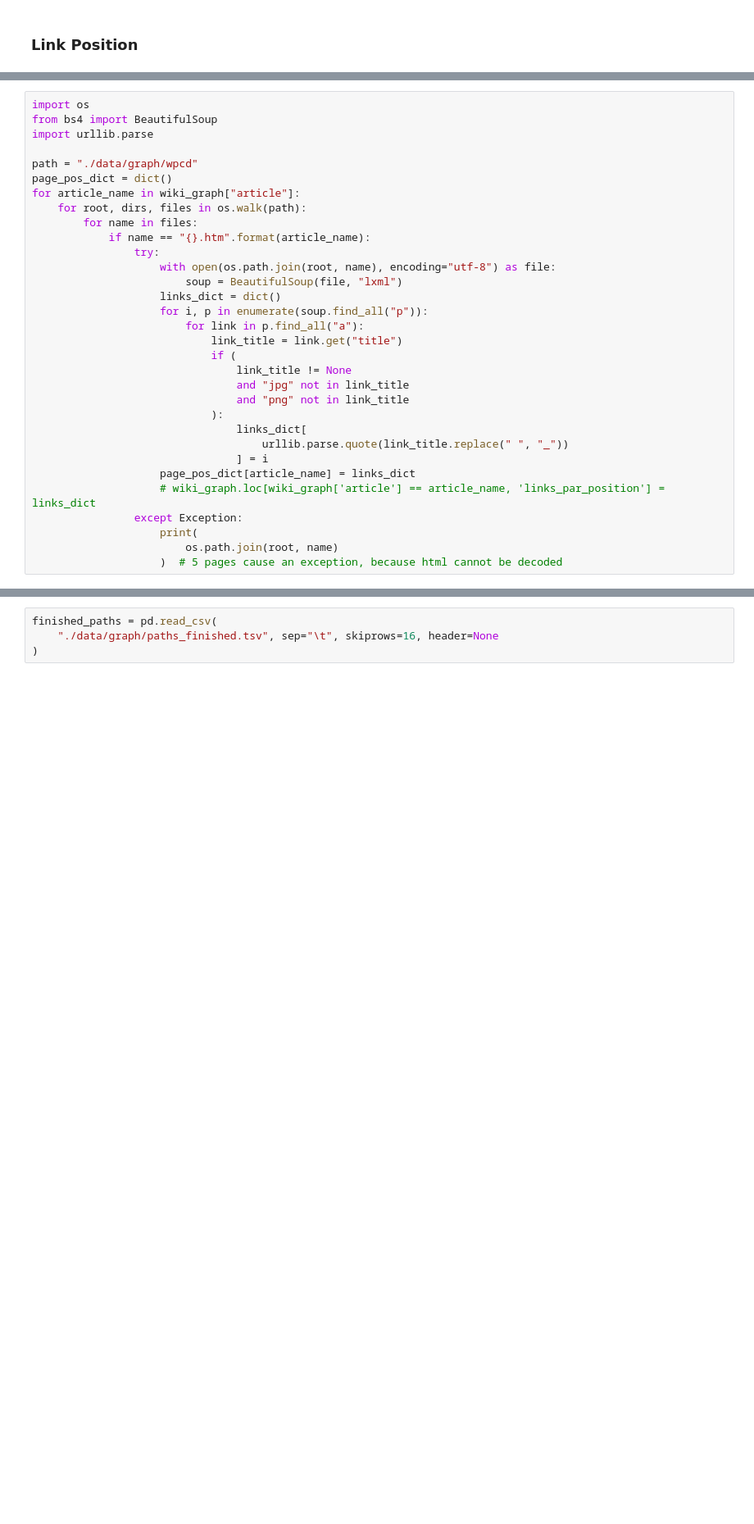
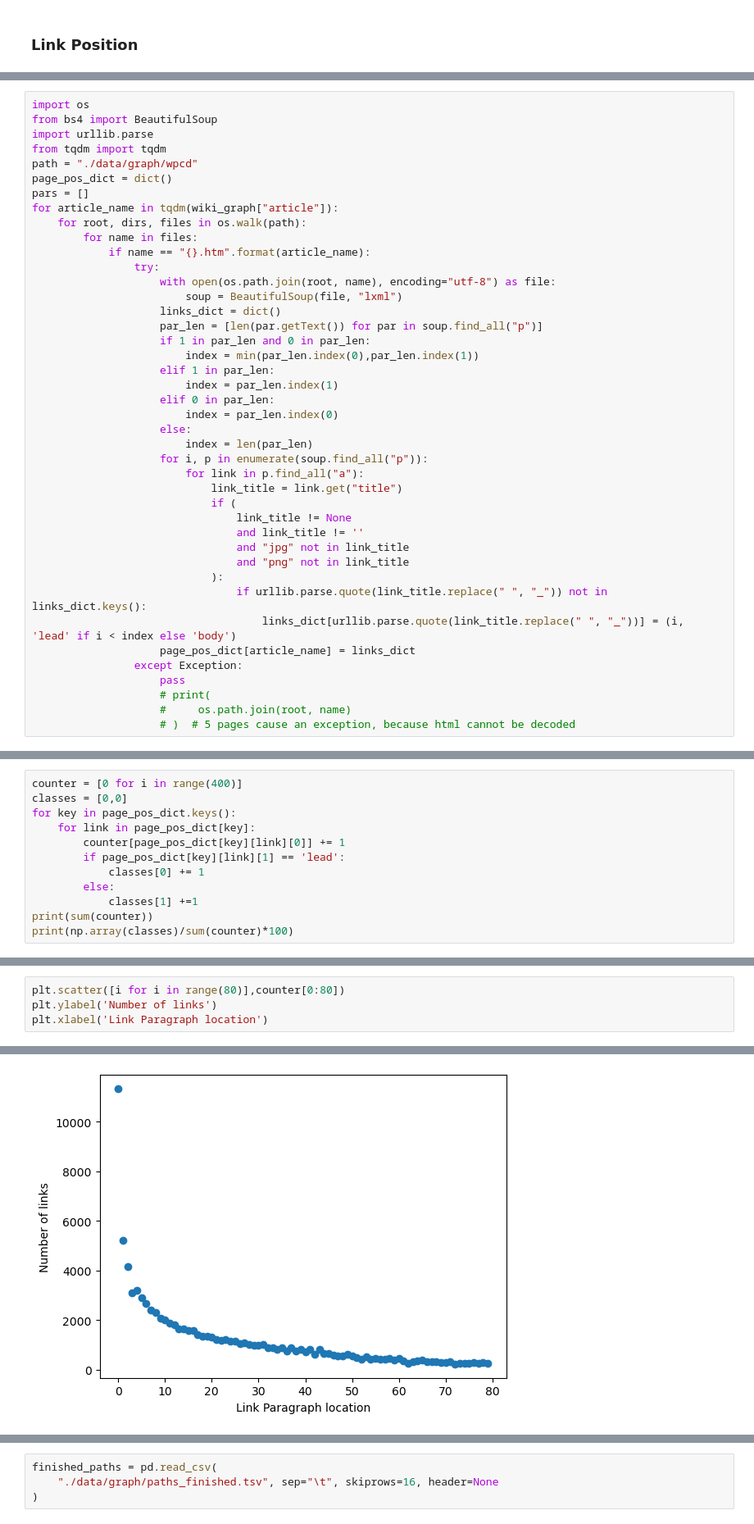
Before and after one commit to epfl-ada/ada-2022-project-souvladaki, a Jupyter notebook: initial_analysis.ipynb, the cells around one changed output, grey strips where cells are left out. Shown at 82% size. Cells and saved outputs as stored; diff of their text form; blank space fills up the shorter version.

```diff
--- a/initial_analysis.ipynb
+++ b/initial_analysis.ipynb
@@ -310,10 +250,11 @@ For each article page, we scrape the html source code to retrieve the links and
 import os
 from bs4 import BeautifulSoup
 import urllib.parse
-
+from tqdm import tqdm
 path = "./data/graph/wpcd"
 page_pos_dict = dict()
-for article_name in wiki_graph["article"]:
+pars = []
+for article_name in tqdm(wiki_graph["article"]):
     for root, dirs, files in os.walk(path):
         for name in files:
             if name == "{}.htm".format(article_name):
@@ -321,22 +262,31 @@ for article_name in wiki_graph["article"]:
                     with open(os.path.join(root, name), encoding="utf-8") as file:
                         soup = BeautifulSoup(file, "lxml")
                     links_dict = dict()
+                    par_len = [len(par.getText()) for par in soup.find_all("p")]
+                    if 1 in par_len and 0 in par_len:
+                        index = min(par_len.index(0),par_len.index(1))
+                    elif 1 in par_len:
+                        index = par_len.index(1)
+                    elif 0 in par_len:
+                        index = par_len.index(0)
+                    else:
+                        index = len(par_len)
                     for i, p in enumerate(soup.find_all("p")):
                         for link in p.find_all("a"):
                             link_title = link.get("title")
                             if (
                                 link_title != None
+                                and link_title != ''
                                 and "jpg" not in link_title
                                 and "png" not in link_title
                             ):
-                                links_dict[
-                                    urllib.parse.quote(link_title.replace(" ", "_"))
-                                ] = i
+                                if urllib.parse.quote(link_title.replace(" ", "_")) not in links_dict.keys():
+                                    links_dict[urllib.parse.quote(link_title.replace(" ", "_"))] = (i, 'lead' if i < index else 'body')
                     page_pos_dict[article_name] = links_dict
-                    # wiki_graph.loc[wiki_graph['article'] == article_name, 'links_par_position'] = links_dict
                 except Exception:
-                    print(
-                        os.path.join(root, name)
-                    )  # 5 pages cause an exception, because html cannot be decoded
+                    pass
+                    # print(
+                    #     os.path.join(root, name)
+                    # )  # 5 pages cause an exception, because html cannot be decoded
 # %%
 import json
@@ -350,2 +300,14 @@ with open("page_pos_dict.json", "w") as outfile:
 with open("page_pos_dict.json", "r") as file:
     page_pos_dict = json.load(file)
+# %%
+counter = [0 for i in range(400)]
+classes = [0,0]
+for key in page_pos_dict.keys():
+    for link in page_pos_dict[key]:
+        counter[page_pos_dict[key][link][0]] += 1
+        if page_pos_dict[key][link][1] == 'lead':
+            classes[0] += 1
+        else:
+            classes[1] +=1
+print(sum(counter))
+print(np.array(classes)/sum(counter)*100)
@@ -351,0 +319,5 @@ with open("page_pos_dict.json", "r") as file:
+# %%
+plt.scatter([i for i in range(80)],counter[0:80])
+plt.ylabel('Number of links')
+plt.xlabel('Link Paragraph location')
+# %% [output]
@@ -351,0 +325 @@ with open("page_pos_dict.json", "r") as file:
+[figure, added]
```
Also changed, not shown: parts of 38 cells of this notebook, 1 other file.
